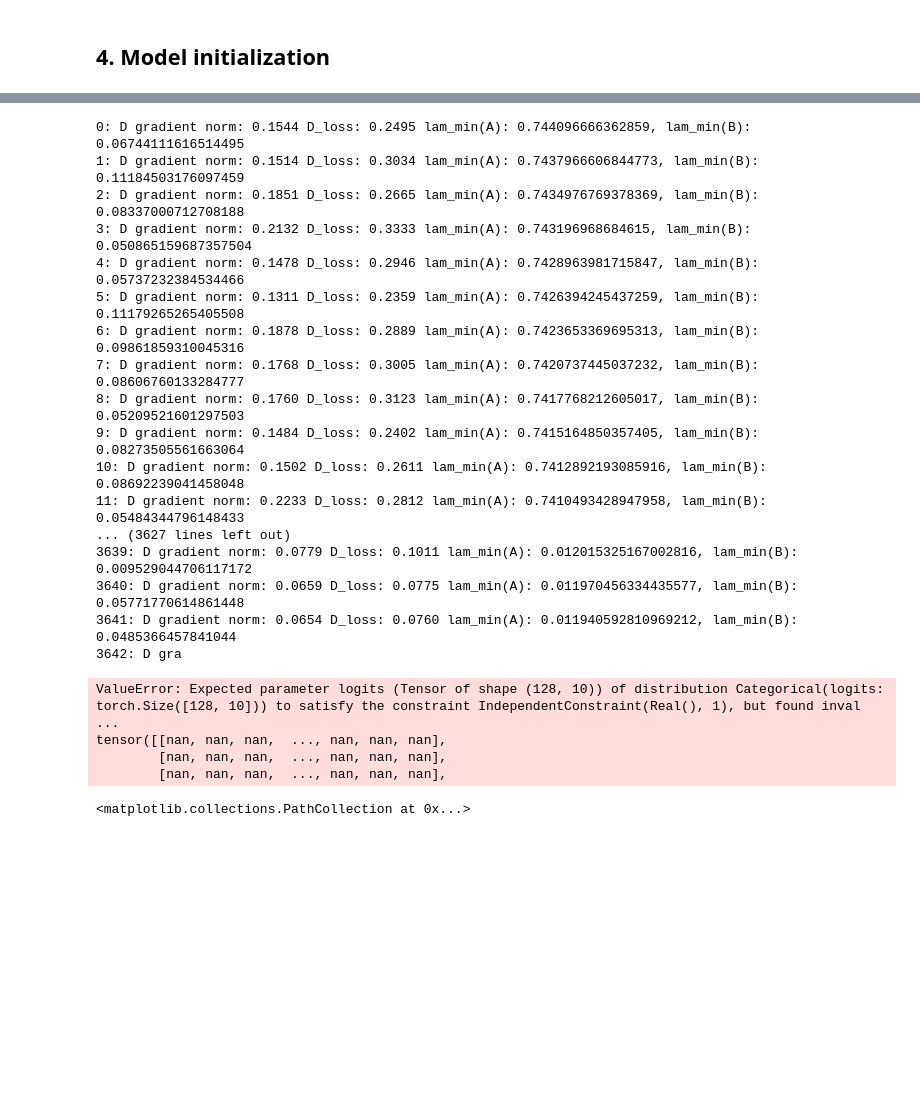
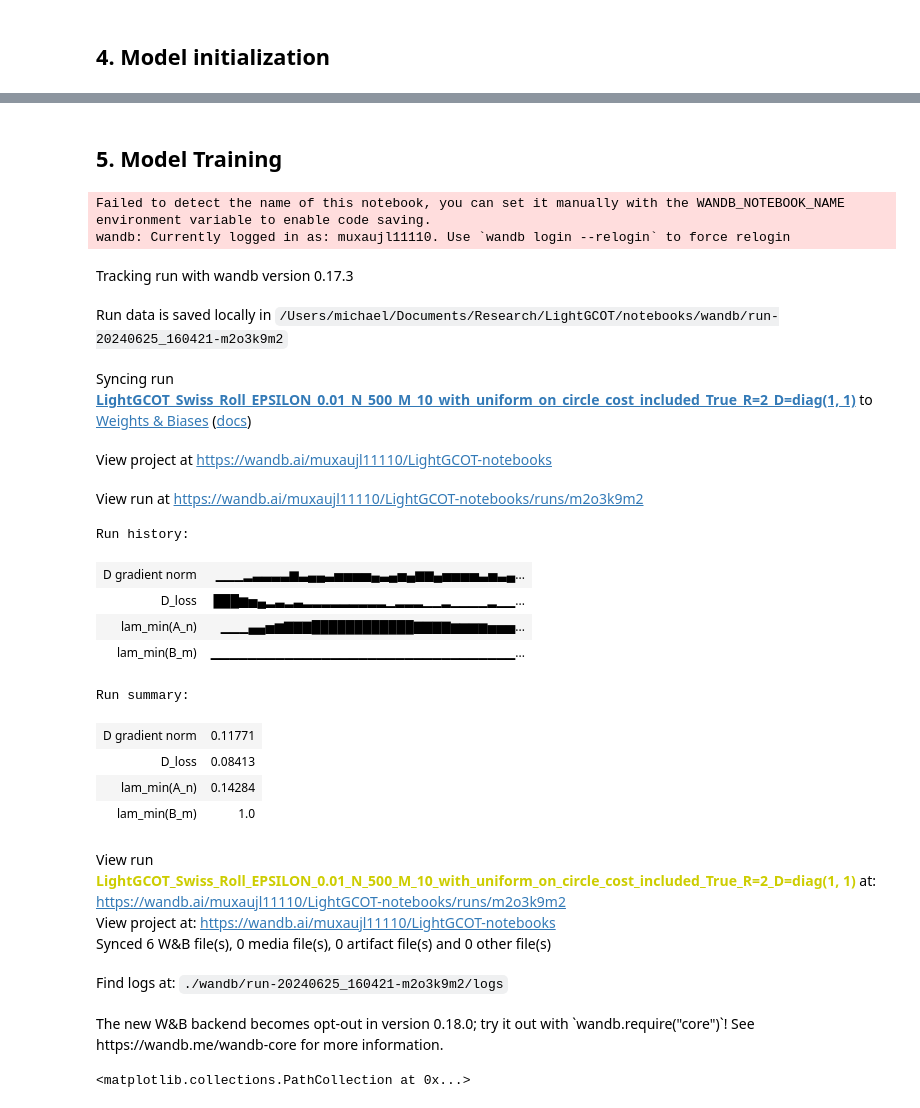
Before and after one commit to MuXauJl11110/EBiEOT, a Jupyter notebook: notebooks/LightGCOT_swiss_with_cost.ipynb, the cells around one changed output, grey strips where cells are left out. Saved outputs shown, nothing was run; the diff lists cells and outputs as text; code cells hidden in the pictures; blank space fills up the shorter version.

```diff
--- a/notebooks/LightGCOT_swiss_with_cost.ipynb
+++ b/notebooks/LightGCOT_swiss_with_cost.ipynb
@@ -34,7 +34,7 @@ IS_B_DIAGONAL = True
 BATCH_SIZE = 128
 SAMPLING_BATCH_SIZE = 128
 
-EPSILON = 0.002
+EPSILON = 0.01
 
 D_LR = 3e-4 # 1e-3 for eps 0.1, 0.01 and 3e-4 for eps 0.002
 D_GRADIENT_MAX_NORM = float('inf')
@@ -47,7 +47,10 @@ torch.manual_seed(OUTPUT_SEED)
 # %% [output]
 <torch._C.Generator at 0x...>
 # %%
-EXP_NAME = f'LightGCOT_Swiss_Roll_EPSILON_{EPSILON}_N_{N_POTENTIALS}_M_{M_POTENTIALS}_with_cost'
+EXP_COST = "uniform_on_circle"
+EXP_COST_INCLUDED = True
+EXP_META_INFO = "_R=2_D=diag(1, 1)"
+EXP_NAME = f'LightGCOT_Swiss_Roll_EPSILON_{EPSILON}_N_{N_POTENTIALS}_M_{M_POTENTIALS}_with_{EXP_COST}_cost_included_{EXP_COST_INCLUDED}' + EXP_META_INFO
 OUTPUT_PATH = '../checkpoints/{}'.format(EXP_NAME)
 
 config = dict(
@@ -83,6 +105,7 @@ D = LightGCOT(
     sampling_batch_size=SAMPLING_BATCH_SIZE,
     A_diagonal_init=A_DIAGONAL_INIT,
     is_B_diagonal=IS_B_DIAGONAL,
+    cost_function=EXP_COST,
 )
 
 if INIT_BY_SAMPLES:
@@ -92,51 +115,62 @@ D_opt = torch.optim.Adam(D.parameters(), lr=D_LR)
 
 if CONTINUE > -1:
     D_opt.load_state_dict(torch.load(os.path.join(OUTPUT_PATH, f"D_opt_{OUTPUT_SEED}_{CONTINUE}.pt")))
+# %% [markdown]
+## 5. Model Training
 # %%
-for step in range(CONTINUE + 1, MAX_STEPS):
+wandb.init(name=EXP_NAME, config=config)
+
+for step in tqdm(range(CONTINUE + 1, MAX_STEPS)):
     # training cycle
     D_opt.zero_grad()
 
     X, Y = X_sampler.sample(BATCH_SIZE), Y_sampler.sample(BATCH_SIZE)
 
     b_m = D.compute_b_m(X)  # [bs x M x y_dim]
     B_m = D.compute_B_m(X)  # [bs x M x y_dim]
     log_v_m = D.compute_log_v_m(X)  # [bs x M]
 
     f_c = D.compute_dual_potential(b_m, B_m, log_v_m)
     f = D.compute_primal_potential(Y)
     c = D.compute_cost(Y, b_m, B_m, log_v_m)
 
     D_loss = (c - f_c - f).mean()
     D_loss.backward()
     D_gradient_norm = torch.nn.utils.clip_grad_norm_(D.parameters(), max_norm=D_GRADIENT_MAX_NORM)
     D_opt.step()
 
-    print(
-        f"{step}: D gradient norm: {D_gradient_norm.item():.4f} D_loss: {D_loss.item():.4f} lam_min(A): {torch.min(D.A_diagonal_matrix)}, lam_min(B): {torch.min(D.B_m_matrix)}"
-    )
+    wandb.log({f"D gradient norm": D_gradient_norm.item()}, step=step)
+    wandb.log({f"D_loss": D_loss.item()}, step=step)
+    wandb.log({f"lam_min(A_n)": torch.min(D.A_diagonal_matrix)}, step=step)
+    wandb.log({f"lam_min(B_m)": torch.min(D.B_m_matrix)}, step=step)
+
+torch.save(D.state_dict(), os.path.join(OUTPUT_PATH, f"D.pt"))
+torch.save(D_opt.state_dict(), os.path.join(OUTPUT_PATH, f"D_opt.pt"))
+
+wandb.finish()
 # %% [output]
-0: D gradient norm: 0.1544 D_loss: 0.2495 lam_min(A): 0.744096666362859, lam_min(B): 0.06744111616514495
-1: D gradient norm: 0.1514 D_loss: 0.3034 lam_min(A): 0.7437966606844773, lam_min(B): 0.11184503176097459
-2: D gradient norm: 0.1851 D_loss: 0.2665 lam_min(A): 0.7434976769378369, lam_min(B): 0.08337000712708188
-3: D gradient norm: 0.2132 D_loss: 0.3333 lam_min(A): 0.743196968684615, lam_min(B): 0.050865159687357504
-4: D gradient norm: 0.1478 D_loss: 0.2946 lam_min(A): 0.7428963981715847, lam_min(B): 0.05737232384534466
-5: D gradient norm: 0.1311 D_loss: 0.2359 lam_min(A): 0.7426394245437259, lam_min(B): 0.11179265265405508
-6: D gradient norm: 0.1878 D_loss: 0.2889 lam_min(A): 0.7423653369695313, lam_min(B): 0.09861859310045316
-7: D gradient norm: 0.1768 D_loss: 0.3005 lam_min(A): 0.7420737445037232, lam_min(B): 0.08606760133284777
-8: D gradient norm: 0.1760 D_loss: 0.3123 lam_min(A): 0.7417768212605017, lam_min(B): 0.05209521601297503
-9: D gradient norm: 0.1484 D_loss: 0.2402 lam_min(A): 0.7415164850357405, lam_min(B): 0.08273505561663064
-10: D gradient norm: 0.1502 D_loss: 0.2611 lam_min(A): 0.7412892193085916, lam_min(B): 0.08692239041458048
-11: D gradient norm: 0.2233 D_loss: 0.2812 lam_min(A): 0.7410493428947958, lam_min(B): 0.05484344796148433
-... (3627 lines left out)
-3639: D gradient norm: 0.0779 D_loss: 0.1011 lam_min(A): 0.012015325167002816, lam_min(B): 0.009529044706117172
-3640: D gradient norm: 0.0659 D_loss: 0.0775 lam_min(A): 0.011970456334435577, lam_min(B): 0.05771770614861448
-3641: D gradient norm: 0.0654 D_loss: 0.0760 lam_min(A): 0.011940592810969212, lam_min(B): 0.0485366457841044
-3642: D gra
+Failed to detect the name of this notebook, you can set it manually with the WANDB_NOTEBOOK_NAME environment variable to enable code saving.
+wandb: Currently logged in as: muxaujl11110. Use `wandb login --relogin` to force relogin
+Tracking run with wandb version 0.17.3
+Run data is saved locally in /Users/michael/Documents/Research/LightGCOT/notebooks/wandb/run-20240625_160421-m2o3k9m2
+Syncing run LightGCOT_Swiss_Roll_EPSILON_0.01_N_500_M_10_with_uniform_on_circle_cost_included_True_R=2_D=diag(1, 1) to Weights & Biases (docs)
+View project at https://wandb.ai/muxaujl11110/LightGCOT-notebooks
+View run at https://wandb.ai/muxaujl11110/LightGCOT-notebooks/runs/m2o3k9m2
-ValueError: Expected parameter logits (Tensor of shape (128, 10)) of distribution Categorical(logits: torch.Size([128, 10])) to satisfy the constraint IndependentConstraint(Real(), 1), but found inval ...
-tensor([[nan, nan, nan,  ..., nan, nan, nan],
-        [nan, nan, nan,  ..., nan, nan, nan],
-        [nan, nan, nan,  ..., nan, nan, nan],
+Run history:
+| D gradient norm | ▁▁▁▂▃▃▃▃▆▃▄▄▃▅▅▅▅▄▃▄▅▄▆▆▄▅▅▅▅▃▅▃▄... |
+| D_loss | ███▆▅▄▂▃▂▃▂▂▂▂▂▂▂▂▂▁▂▂▂▁▁▂▁▁▁▁▂▁▁... |
+| lam_min(A_n) | ▁▁▁▄▄▅▆▇▇▇████████████▇▇▇▇▆▆▆▆▅▅▅... |
+| lam_min(B_m) | ▁▁▁▁▁▁▁▁▁▁▁▁▁▁▁▁▁▁▁▁▁▁▁▁▁▁▁▁▁▁▁▁▁... |
+Run summary:
+| D gradient norm | 0.11771 |
+| D_loss | 0.08413 |
+| lam_min(A_n) | 0.14284 |
+| lam_min(B_m) | 1.0 |
+View run LightGCOT_Swiss_Roll_EPSILON_0.01_N_500_M_10_with_uniform_on_circle_cost_included_True_R=2_D=diag(1, 1) at: https://wandb.ai/muxaujl11110/LightGCOT-notebooks/runs/m2o3k9m2
+View project at: https://wandb.ai/muxaujl11110/LightGCOT-notebooks
+Synced 6 W&B file(s), 0 media file(s), 0 artifact file(s) and 0 other file(s)
+Find logs at: ./wandb/run-20240625_160421-m2o3k9m2/logs
+The new W&B backend becomes opt-out in version 0.18.0; try it out with `wandb.require("core")`! See https://wandb.me/wandb-core for more information.
 # %%
 torch.save(D.state_dict(), os.path.join(OUTPUT_PATH, f"D.pt"))
 torch.save(D_opt.state_dict(), os.path.join(OUTPUT_PATH, f"D_opt.pt"))
```
Also changed, not shown: parts of 4 cells of this notebook, 19 other files.
